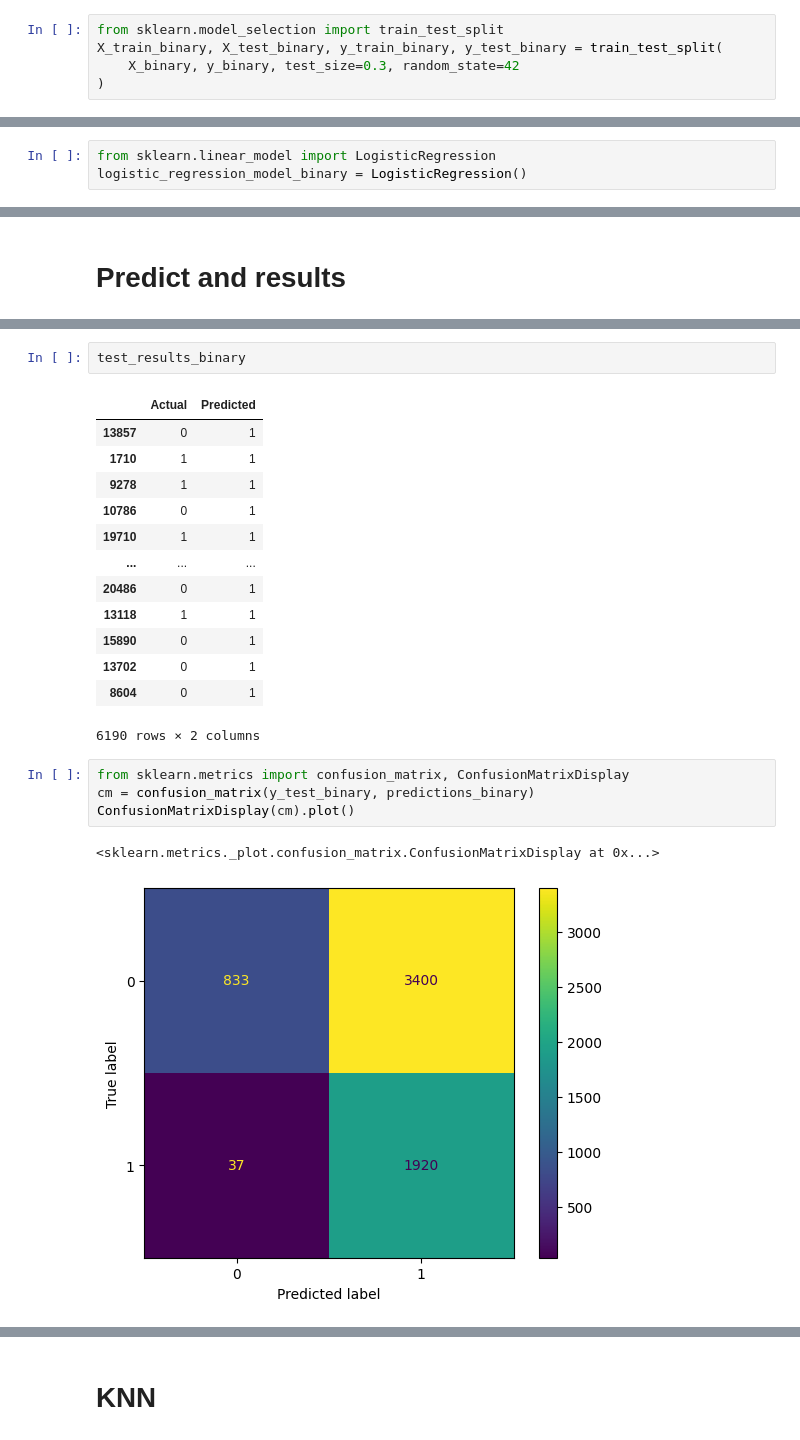
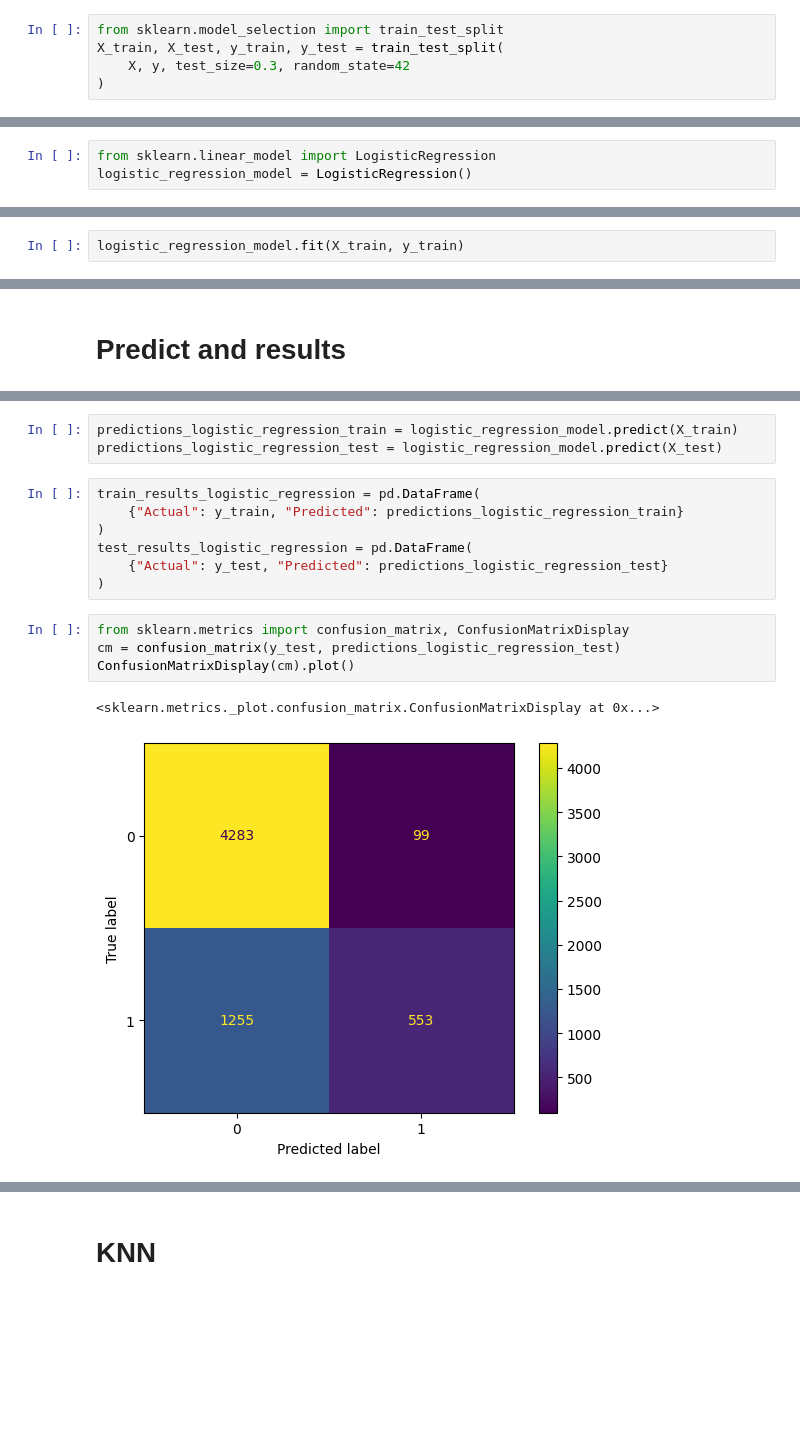
Before and after one commit to avidang/Data_project, a Jupyter notebook: hyphotezis4.ipynb, the cells around one changed output, grey strips where cells are left out. Saved outputs shown, nothing was run; the diff lists cells and outputs as text; blank space fills up the shorter version.

Commit message:
feat: add category model

```diff
--- a/hyphotezis4.ipynb
+++ b/hyphotezis4.ipynb
@@ -242,13 +243,13 @@ y_binary = h4_df_binary["state"]
 # Split into train and test again
 # %%
 from sklearn.model_selection import train_test_split
-X_train_binary, X_test_binary, y_train_binary, y_test_binary = train_test_split(
-    X_binary, y_binary, test_size=0.3, random_state=42
+X_train, X_test, y_train, y_test = train_test_split(
+    X, y, test_size=0.3, random_state=42
 )
 # %% [markdown]
 # Define a new model
 # %%
 from sklearn.linear_model import LogisticRegression
-logistic_regression_model_binary = LogisticRegression()
+logistic_regression_model = LogisticRegression()
 # %% [markdown]
 # Fit the new model
@@ -258,0 +256,2 @@ LogisticRegression()
+# %%
+logistic_regression_model.fit(X_train, y_train)
@@ -271,23 +262,17 @@ test_results_binary = pd.DataFrame(
-# %%
-test_results_binary
-# %% [output]
-|  | Actual | Predicted |
-| 13857 | 0 | 1 |
-| 1710 | 1 | 1 |
-| 9278 | 1 | 1 |
-| 10786 | 0 | 1 |
-| 19710 | 1 | 1 |
-| ... | ... | ... |
-| 20486 | 0 | 1 |
-| 13118 | 1 | 1 |
-| 15890 | 0 | 1 |
-| 13702 | 0 | 1 |
-| 8604 | 0 | 1 |
-6190 rows × 2 columns
+# %%
+predictions_logistic_regression_train = logistic_regression_model.predict(X_train)
+predictions_logistic_regression_test = logistic_regression_model.predict(X_test)
+# %%
+train_results_logistic_regression = pd.DataFrame(
+    {"Actual": y_train, "Predicted": predictions_logistic_regression_train}
+)
+test_results_logistic_regression = pd.DataFrame(
+    {"Actual": y_test, "Predicted": predictions_logistic_regression_test}
+)
 # %%
 from sklearn.metrics import confusion_matrix, ConfusionMatrixDisplay
-cm = confusion_matrix(y_test_binary, predictions_binary)
+cm = confusion_matrix(y_test, predictions_logistic_regression_test)
 ConfusionMatrixDisplay(cm).plot()
 # %% [output]
 <sklearn.metrics._plot.confusion_matrix.ConfusionMatrixDisplay at 0x...>
-[figure, old version]
+[figure, new version]
```
Also changed, not shown: parts of 125 cells of this notebook, 2 other files.
